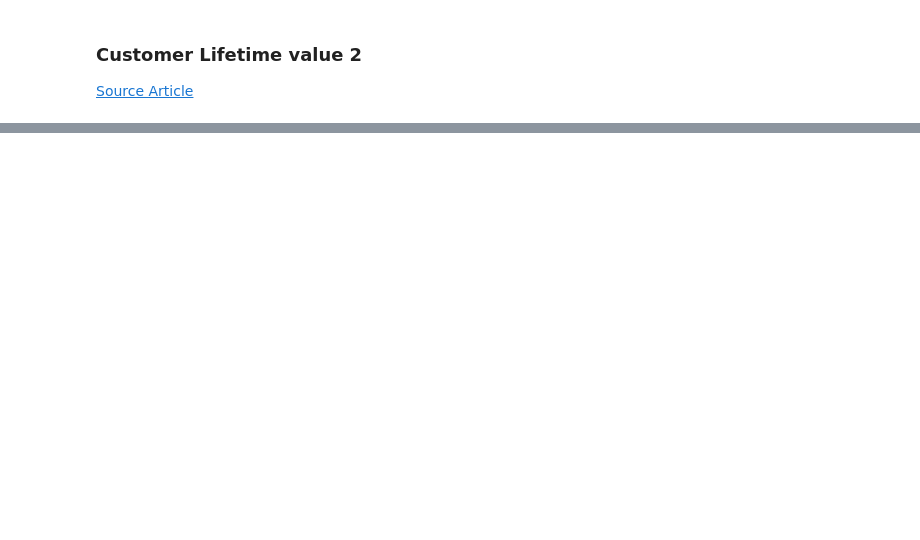
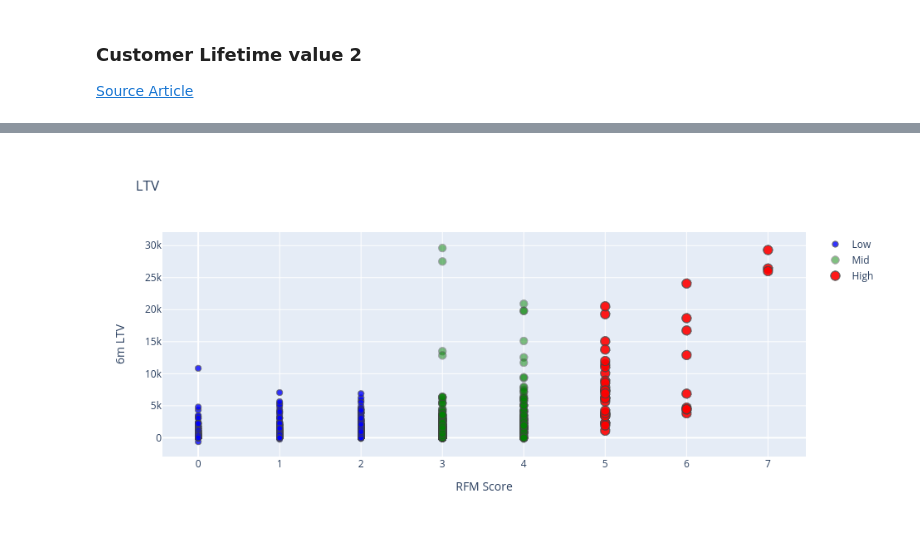
Before and after one commit to sidd-hart/customer-segmentation, a Jupyter notebook: notebooks/2.1-Customer-LifetimeValue-2ndArticle.ipynb, the cells around one changed output, grey strips where cells are left out. Cells and saved outputs as stored; diff of their text form; code cells hidden in the pictures; blank space fills up the shorter version.

```diff
--- a/notebooks/2.1-Customer-LifetimeValue-2ndArticle.ipynb
+++ b/notebooks/2.1-Customer-LifetimeValue-2ndArticle.ipynb
@@ -36,0 +170,6 @@ data.head()
+# %%
+#overall scoring
+tx_user['OverallScore'] = tx_user['RecencyCluster'] + tx_user['FrequencyCluster'] + tx_user['RevenueCluster']
+tx_user['Segment'] = 'Low-Value'
+tx_user.loc[tx_user['OverallScore']>2,'Segment'] = 'Mid-Value'
+tx_user.loc[tx_user['OverallScore']>4,'Segment'] = 'High-Value'
@@ -36,0 +213,51 @@ data.head()
+# %%
+tx_merge = pd.merge(tx_user, tx_user_6m, on='CustomerID', how='left')
+tx_merge = tx_merge.fillna(0)
+# %%
+tx_graph = tx_merge.query("m6_Revenue < 30000")
+# %%
+plot_data = [
+    go.Scatter(
+        x=tx_graph.query("Segment == 'Low-Value'")['OverallScore'],
+        y=tx_graph.query("Segment == 'Low-Value'")['m6_Revenue'],
+        mode='markers',
+        name='Low',
+        marker= dict(size= 7,
+            line= dict(width=1),
+            color= 'blue',
+            opacity= 0.8
+           )
+    ),
+        go.Scatter(
+        x=tx_graph.query("Segment == 'Mid-Value'")['OverallScore'],
+        y=tx_graph.query("Segment == 'Mid-Value'")['m6_Revenue'],
+        mode='markers',
+        name='Mid',
+        marker= dict(size= 9,
+            line= dict(width=1),
+            color= 'green',
+            opacity= 0.5
+           )
+    ),
+        go.Scatter(
+        x=tx_graph.query("Segment == 'High-Value'")['OverallScore'],
+        y=tx_graph.query("Segment == 'High-Value'")['m6_Revenue'],
+        mode='markers',
+        name='High',
+        marker= dict(size= 11,
+            line= dict(width=1),
+            color= 'red',
+            opacity= 0.9
+           )
+    ),
+]
+
+plot_layout = go.Layout(
+        yaxis= {'title': "6m LTV"},
+        xaxis= {'title': "RFM Score"},
+        title='LTV'
+    )
+fig = go.Figure(data=plot_data, layout=plot_layout)
+fig.show()
+# %% [output]
+[figure, added]
```
Also changed, not shown: parts of 35 cells of this notebook, 1 other file.
